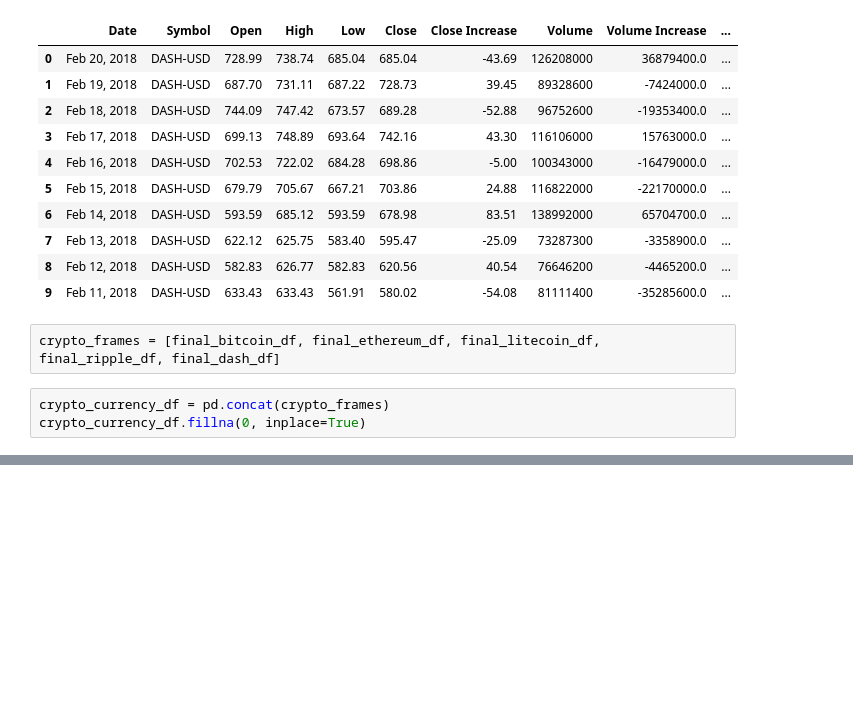
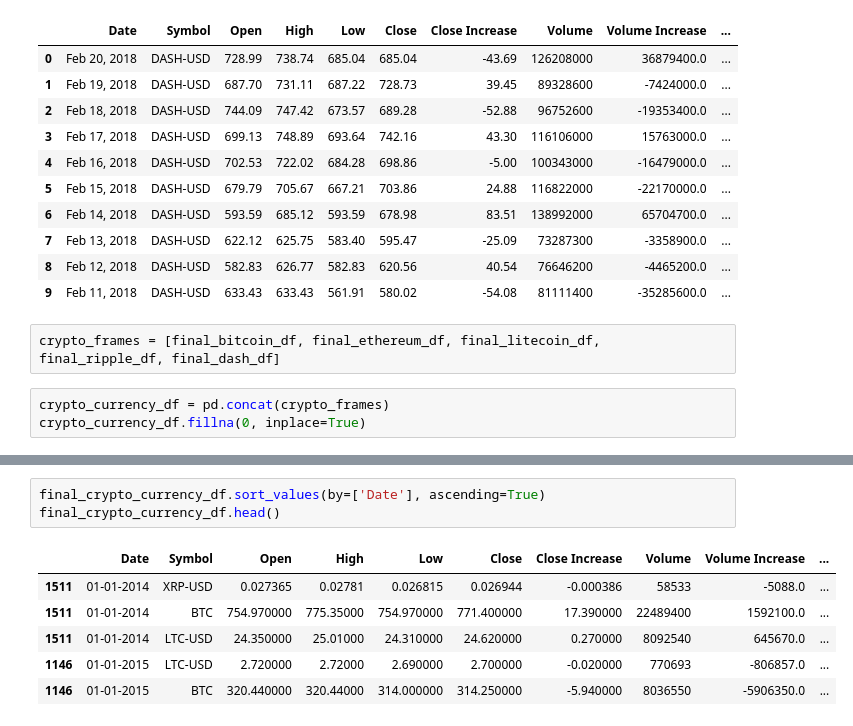
Before and after one commit to Kato883/Crypto_Knights, a Jupyter notebook: Scripts/readCSVs.ipynb, the cells around one changed output, grey strips where cells are left out. Cells and saved outputs as stored; diff of their text form; blank space fills up the shorter version.

```diff
--- a/Scripts/readCSVs.ipynb
+++ b/Scripts/readCSVs.ipynb
@@ -219,0 +227,10 @@ See the caveats in the documentation: https://pandas.pydata.org/pandas-docs/stab
+# %%
+final_crypto_currency_df.sort_values(by=['Date'], ascending=True)
+final_crypto_currency_df.head()
+# %% [output]
+|  | Date | Symbol | Open | High | Low | Close | Close Increase | Volume | Volume Increase | ... |
+| 1511 | 01-01-2014 | XRP-USD | 0.027365 | 0.02781 | 0.026815 | 0.026944 | -0.000386 | 58533 | -5088.0 | ... |
+| 1511 | 01-01-2014 | BTC | 754.970000 | 775.35000 | 754.970000 | 771.400000 | 17.390000 | 22489400 | 1592100.0 | ... |
+| 1511 | 01-01-2014 | LTC-USD | 24.350000 | 25.01000 | 24.310000 | 24.620000 | 0.270000 | 8092540 | 645670.0 | ... |
+| 1146 | 01-01-2015 | LTC-USD | 2.720000 | 2.72000 | 2.690000 | 2.700000 | -0.020000 | 770693 | -806857.0 | ... |
+| 1146 | 01-01-2015 | BTC | 320.440000 | 320.44000 | 314.000000 | 314.250000 | -5.940000 | 8036550 | -5906350.0 | ... |
```
Also changed, not shown: parts of 1 cell of this notebook.
